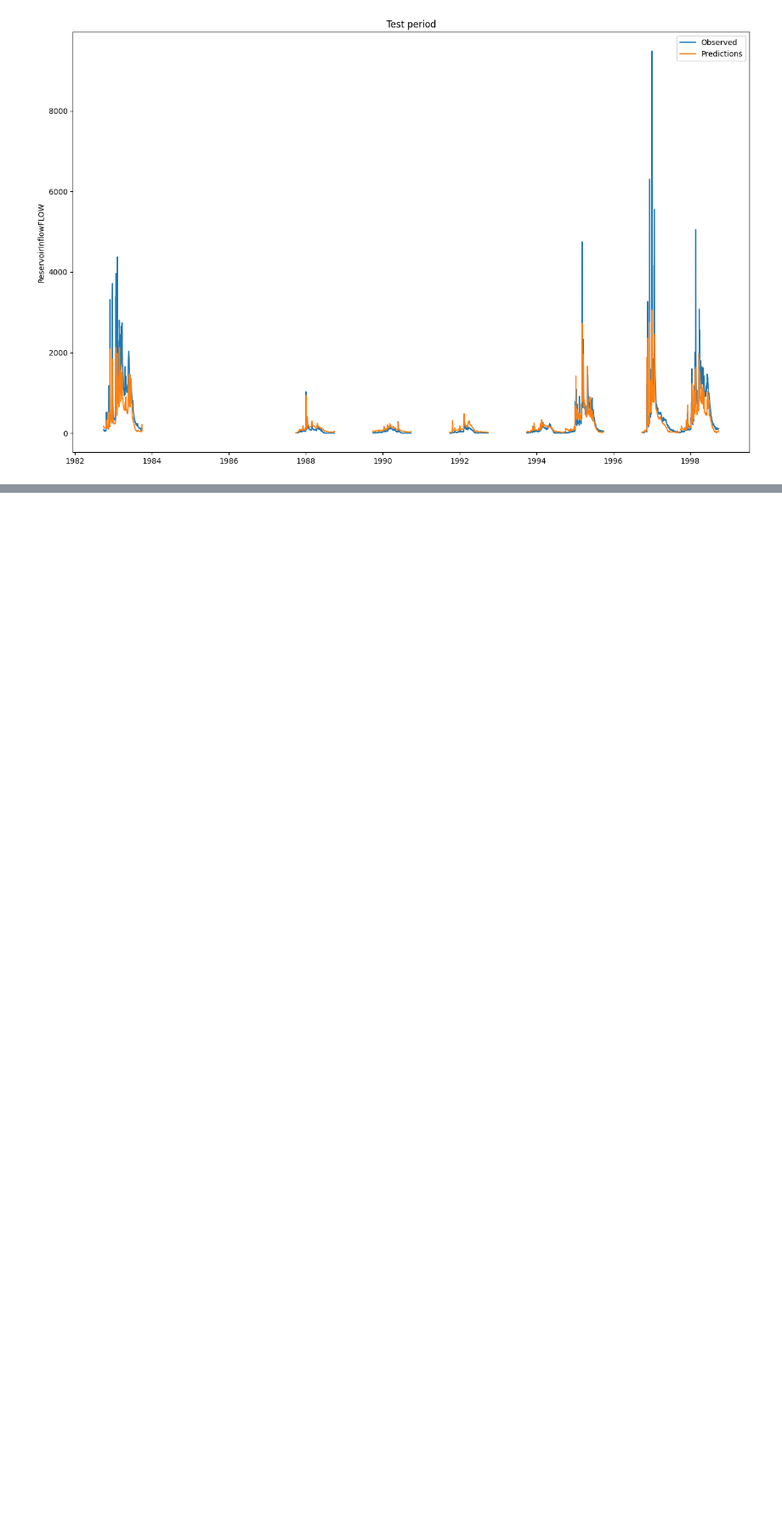
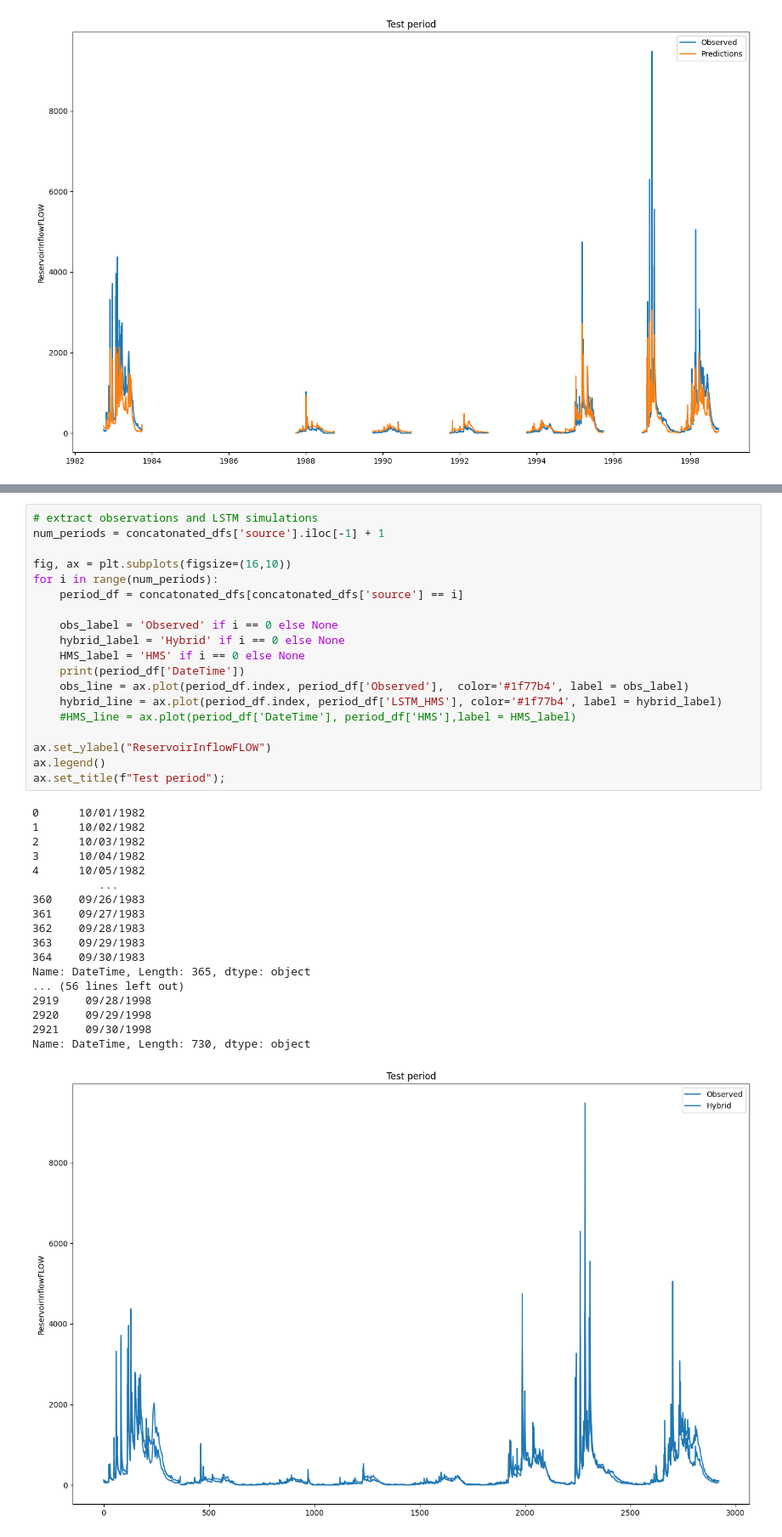
Before and after one commit to evanr1232/ESDL_LSTM, a Jupyter notebook: neuralhydrology/initial_exploration.ipynb, the cells around one changed output, grey strips where cells are left out. Shown at 85% size. Saved outputs shown, nothing was run; the diff lists cells and outputs as text; blank space fills up the shorter version.

```diff
--- a/neuralhydrology/initial_exploration.ipynb
+++ b/neuralhydrology/initial_exploration.ipynb
@@ -399,0 +478,38 @@ ax.set_title(f"Test period");
+# %%
+# extract observations and LSTM simulations
+num_periods = concatonated_dfs['source'].iloc[-1] + 1
+
+fig, ax = plt.subplots(figsize=(16,10))
+for i in range(num_periods):
+    period_df = concatonated_dfs[concatonated_dfs['source'] == i]
+
+    obs_label = 'Observed' if i == 0 else None
+    hybrid_label = 'Hybrid' if i == 0 else None
+    HMS_label = 'HMS' if i == 0 else None
+    print(period_df['DateTime'])
+    obs_line = ax.plot(period_df.index, period_df['Observed'],  color='#1f77b4', label = obs_label)
+    hybrid_line = ax.plot(period_df.index, period_df['LSTM_HMS'], color='#1f77b4', label = hybrid_label)
+    #HMS_line = ax.plot(period_df['DateTime'], period_df['HMS'],label = HMS_label)
+
+ax.set_ylabel("ReservoirInflowFLOW")
+ax.legend()
+ax.set_title(f"Test period");
+# %% [output]
+0      10/01/1982
+1      10/02/1982
+2      10/03/1982
+3      10/04/1982
+4      10/05/1982
+          ...
+360    09/26/1983
+361    09/27/1983
+362    09/28/1983
+363    09/29/1983
+364    09/30/1983
+Name: DateTime, Length: 365, dtype: object
+... (56 lines left out)
+2919    09/28/1998
+2920    09/29/1998
+2921    09/30/1998
+Name: DateTime, Length: 730, dtype: object
+[figure, added]
```
Also changed, not shown: parts of 24 cells of this notebook, 12 other files.
